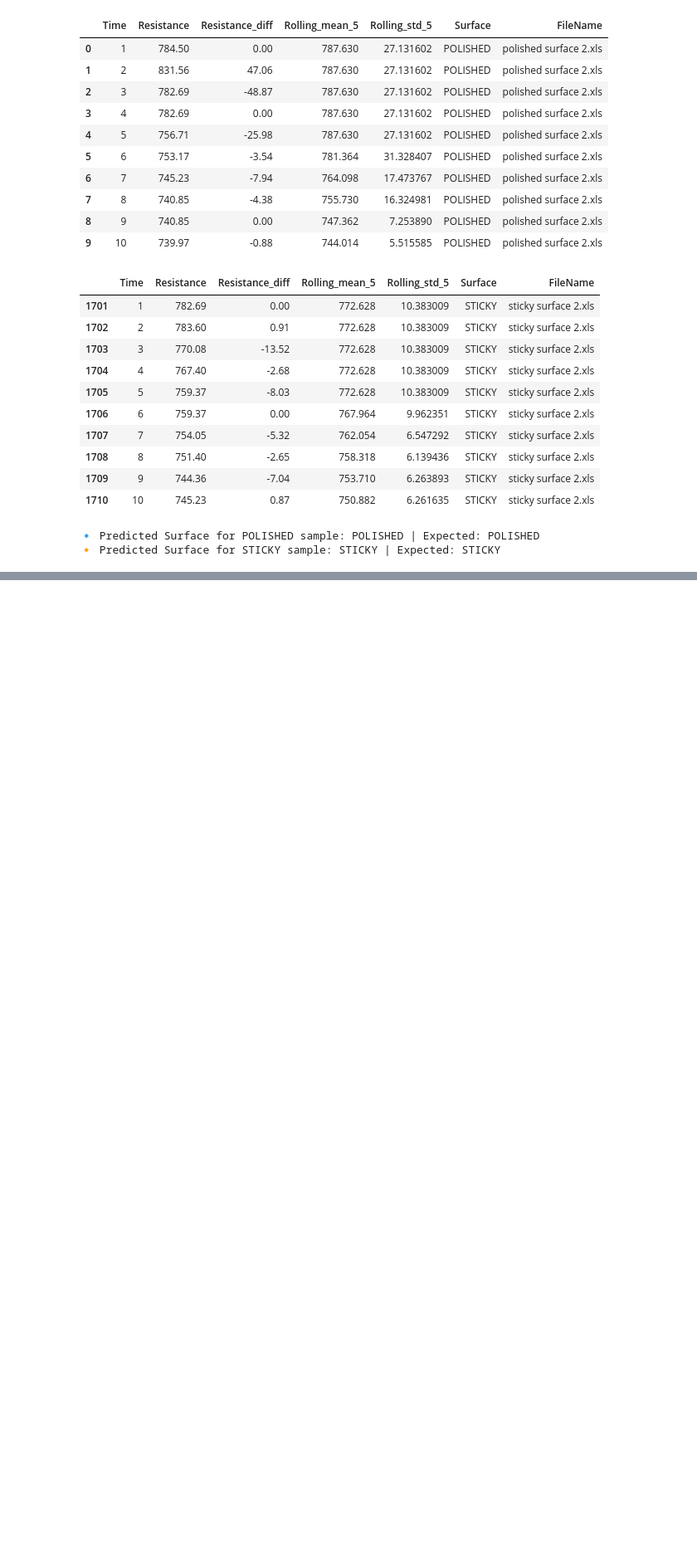
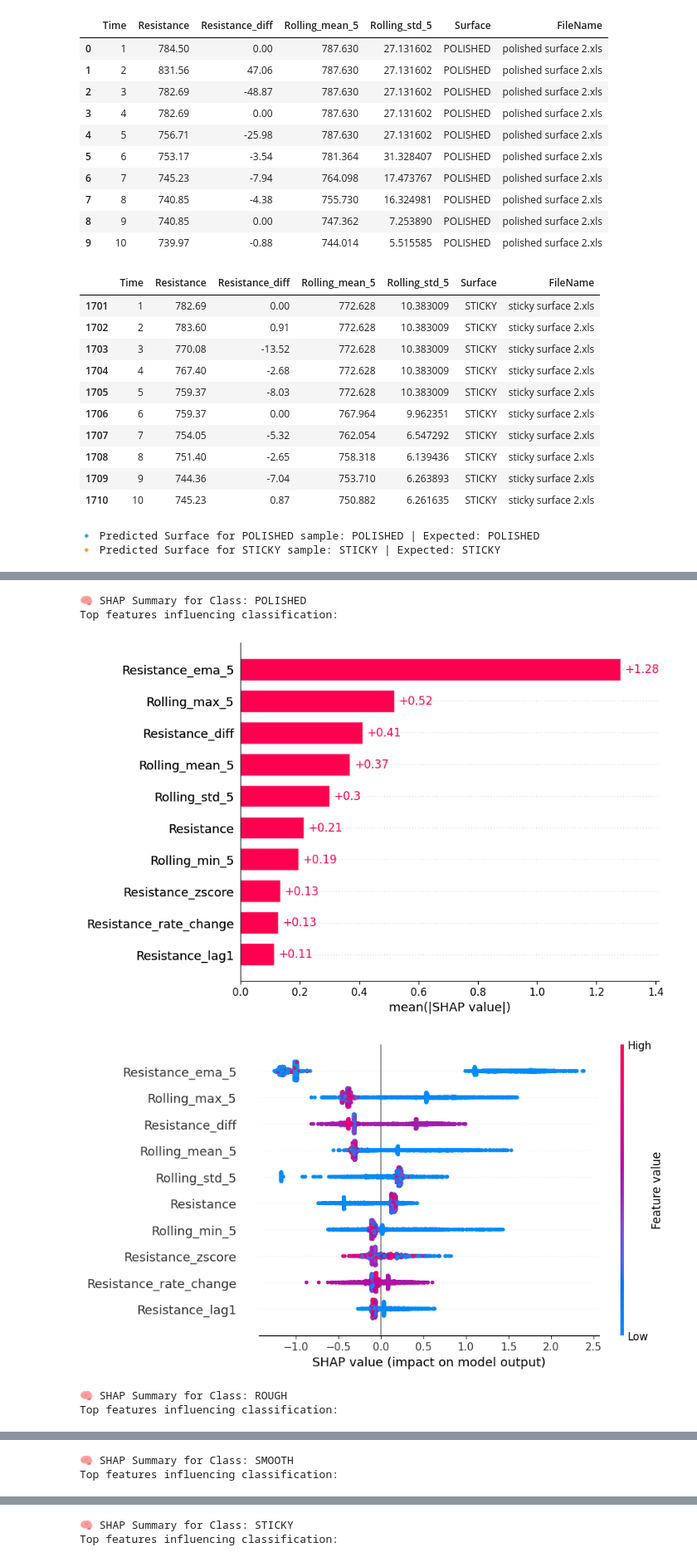
Before and after one commit to Nikhil18207/SurfaceModel, a Jupyter notebook: Model2.ipynb, the cells around one changed output, grey strips where cells are left out. Shown at 83% size. Cells and saved outputs as stored; diff of their text form; code cells hidden in the pictures; blank space fills up the shorter version.

```diff
--- a/Model2.ipynb
+++ b/Model2.ipynb
@@ -754,0 +881,64 @@ print(f"🔸 Predicted Surface for STICKY sample: {sticky_pred} | Expected: STIC
+# %%
+import pandas as pd
+import shap
+import joblib
+import matplotlib.pyplot as plt
+from xgboost import XGBClassifier
+
+# Load enhanced dataset
+df = pd.read_csv(r"E:\SurfacePredictor\data1\Enhanced_Surface_Data.csv")
+
+# Define features and encode target labels
+features = [
+    'Resistance', 'Resistance_diff', 'Rolling_mean_5', 'Rolling_std_5',
+    'Rolling_max_5', 'Rolling_min_5', 'Resistance_rate_change',
+    'Resistance_zscore', 'Resistance_lag1', 'Resistance_ema_5'
+]
+
+X = df[features]
+label_map = {'POLISHED': 0, 'ROUGH': 1, 'SMOOTH': 2, 'STICKY': 3}
+y = df['Surface'].map(label_map)
+
+# Retrain or load your best Optuna-tuned model
+model = XGBClassifier(
+    n_estimators=744,
+    max_depth=8,
+    learning_rate=0.2325,
+    subsample=0.5646,
+    colsample_bytree=0.7686,
+    gamma=0.6396,
+    reg_alpha=0.014,
+    reg_lambda=0.7028,
+    eval_metric='mlogloss',
+    use_label_encoder=False,
+    verbosity=0
+)
+model.fit(X, y)
+
+# Save model
+joblib.dump(model, r"E:\SurfacePredictor\models\xgb_optuna_tuned.pkl")
+
+# Initialize SHAP Explainer
+explainer = shap.Explainer(model, X)
+shap_values = explainer(X)  # shape: (n_samples, n_features, n_classes)
+
+# Define class label mapping
+label_map_inv = {0: 'POLISHED', 1: 'ROUGH', 2: 'SMOOTH', 3: 'STICKY'}
+
+# 🔍 SHAP Summary Plots Per Class
+for i in range(4):
+    print(f"\n🧠 SHAP Summary for Class: {label_map_inv[i]}")
+    print("Top features influencing classification:\n")
+
+    # Global Bar Plot
+    shap.plots.bar(shap_values[..., i])
+
+    # Beeswarm Plot (Feature contributions per sample)
+    shap.plots.beeswarm(shap_values[..., i], max_display=10)
+# %% [output]
+🧠 SHAP Summary for Class: POLISHED
+Top features influencing classification:
+[figure, added]
+[figure, added]
+🧠 SHAP Summary for Class: ROUGH
+Top features influencing classification:
@@ -754,0 +947,2 @@ print(f"🔸 Predicted Surface for STICKY sample: {sticky_pred} | Expected: STIC
+🧠 SHAP Summary for Class: SMOOTH
+Top features influencing classification:
@@ -754,0 +951,2 @@ print(f"🔸 Predicted Surface for STICKY sample: {sticky_pred} | Expected: STIC
+🧠 SHAP Summary for Class: STICKY
+Top features influencing classification:
```
Also changed, not shown: parts of 14 cells of this notebook.
